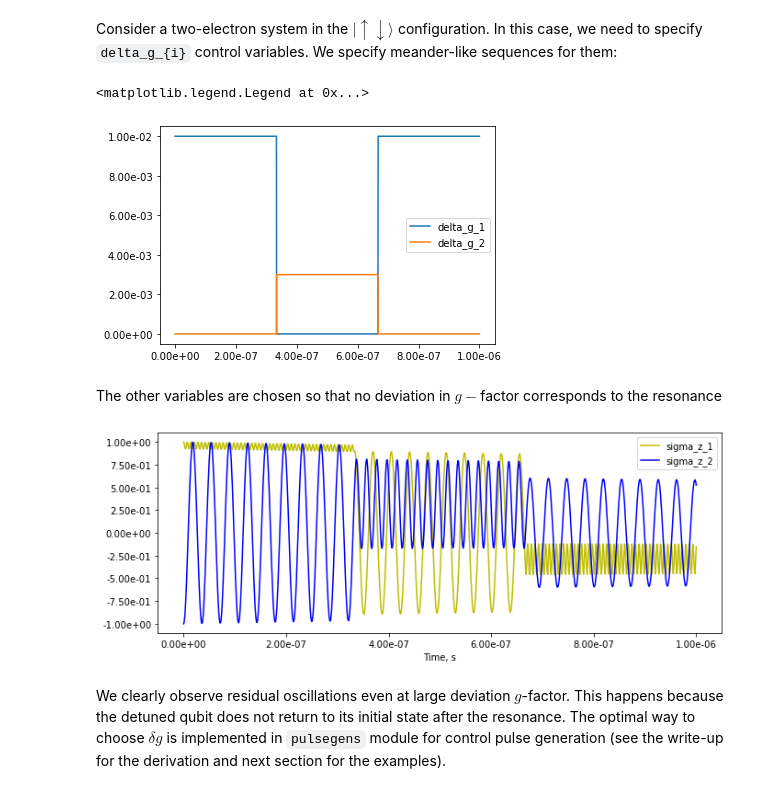
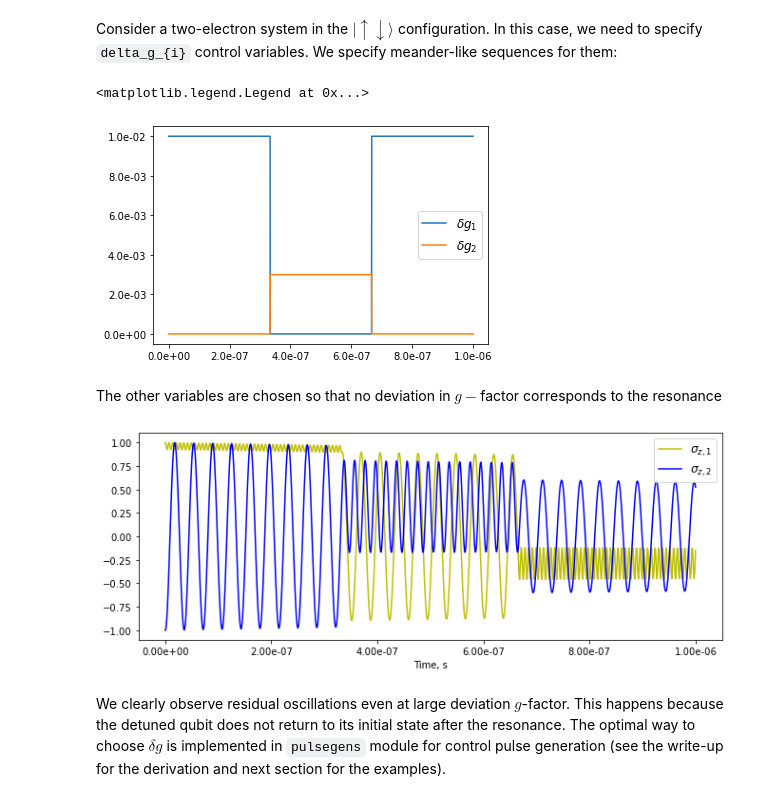
Before and after one commit to gharib85/QuDiPy, a Jupyter notebook: tutorials/Spin_simulator.ipynb, the cells around one changed output. Drawn from its saved outputs; the diff is of its cells as text; code cells hidden in the pictures.

```diff
--- a/tutorials/Spin_simulator.ipynb
+++ b/tutorials/Spin_simulator.ipynb
@@ -44,7 +45,7 @@ import matplotlib.ticker as mtick
 The system of the electrons in the quantum dots is described by the complex density matrix $\rho$ whose evolution is of interest. We create several density matrices relevant for the examples given below. The number of electrons in the system is inferred from the size of $\rho$; if it changes over time (e.g. due to measurements), the parameter $N_0$ should be specified to indicate the maximal possible electron number.
 # %%
 #creating an instance of Constants class, assuming that the material is GaAs
-cst = Constants("GaAs")
+consts = Constants("GaAs")
 
 rho_up = np.array([[1,0],[0,0]])
     # one electron in pure spin-up state
@@ -61,7 +62,7 @@ __Note: all units are SI hereinafter, unless otherwise specified__
 
 B0 = 1
 g = 2
-larmor_freq = g *cst.muB *B0 / cst.h
+larmor_freq = g *consts.muB *B0 / consts.h
 
 params_rabi = {"B_0" : B0, "T_2" : 5e-7, "T" : 4, "f_rf"  : larmor_freq }
 # %% [markdown]
@@ -77,5 +78,5 @@ The control pulse should be defined as an instance of `ControlPulse` class from
 # %%
-rabi_test_pulse = circ.ControlPulse("Rabi test pulse", "effective", pulse_length=1e6) #picoseconds
+rabi_test_pulse = circ.ControlPulse("Rabi test pulse", "effective", pulse_length=1e-6)
     #pulse for constant Rabi oscillations
 # %% [markdown]
 The physical quantities that could change during the pulse iclude:
@@ -181,7 +182,7 @@ $$H = \sum_i \frac{\hbar}{2}\left(\omega\left(1+\frac{\delta g_i}{2}\right) - \o
 Consider a two-electron system in the $|\uparrow \downarrow\rangle$ configuration. In this case, we need to specify `delta_g_{i}` control variables. We specify meander-like sequences for them:
 # %%
 #creating spin system, starting with the same parameters as before
-g_manip_system = sps.SpinSys(rho_up_down, sys_param_dict = params_rabi)
+g_manip_system = sps.SpinSys(rho_up_down, **params_rabi)
 #reducing dissipation
 g_manip_system.T_2 = 1e-5
 
@@ -192,16 +193,16 @@ lisdg2 = [0] * 1000 + [3e-3] * 1000 + [0] * 1000      #delta_g_2 pulse
 listime = np.linspace(0, 1e-6, num=3000)
 
 fig, ax = plt.subplots()
-ax.xaxis.set_major_formatter(mtick.FormatStrFormatter('%.2e'))
-ax.yaxis.set_major_formatter(mtick.FormatStrFormatter('%.2e'))
+ax.xaxis.set_major_formatter(mtick.FormatStrFormatter('%.1e'))
+ax.yaxis.set_major_formatter(mtick.FormatStrFormatter('%.1e'))
      # for scientific  number format
 
-ax.plot(listime, lisdg1, label='delta_g_1')
-ax.plot(listime, lisdg2, label='delta_g_2')
-ax.legend(loc='center right')
+ax.plot(listime, lisdg1, label = '$\delta g_1$')
+ax.plot(listime, lisdg2, label = '$\delta g_2$')
+ax.legend(loc='center right', fontsize='large')
 # %% [output]
 <matplotlib.legend.Legend at 0x...>
-[figure, old version]
+[figure, new version]
 # %% [markdown]
 The other variables are chosen so that no deviation in $g-$factor corresponds to the resonance
 # %%
@@ -217,19 +218,17 @@ g_manip = g_manip_system.evolve(g_manip_pulse, track_qubits={1,2},
                                 are_Bloch_vectors=True,track_points_per_pulse=1000)
 # %%
 #plotting the results
-fig, ax = plt.subplots(figsize=(11,4))
-#fig = plt.figure(figsize=(11,4))
+fig, ax = plt.subplots(figsize=(11,4))    #making the figure wider
 
-ax.plot(g_manip["time"], np.real(g_manip["sigma_z_1"]) ,"y", label='sigma_z_1')
-ax.plot(g_manip["time"], np.real(g_manip["sigma_z_2"]) ,"b", label='sigma_z_2')
-ax.legend(loc='upper right')
+ax.plot(g_manip["time"], np.real(g_manip["sigma_z_1"]) ,"y", label = "$\sigma_{z, 1}$")
+ax.plot(g_manip["time"], np.real(g_manip["sigma_z_2"]) ,"b", label = "$\sigma_{z, 2}$")
+ax.legend(loc='upper right', fontsize='large')
 plt.xlabel("Time, s")
 
 ax.xaxis.set_major_formatter(mtick.FormatStrFormatter('%.2e'))
-ax.yaxis.set_major_formatter(mtick.FormatStrFormatter('%.2e'))
      # for scientific  number format
 # %% [output]
-[figure, old version]
+[figure, new version]
 # %% [markdown]
 We clearly observe residual oscillations even at large deviation $g$-factor. This happens because the detuned qubit does not return to its initial state after the resonance. The optimal way to choose $\delta g$ is implemented in `pulsegens` module for control pulse generation (see the write-up for the derivation and next section for the examples).
 # %% [markdown]
```
Also changed, not shown: parts of 15 cells of this notebook, 4 other files.
